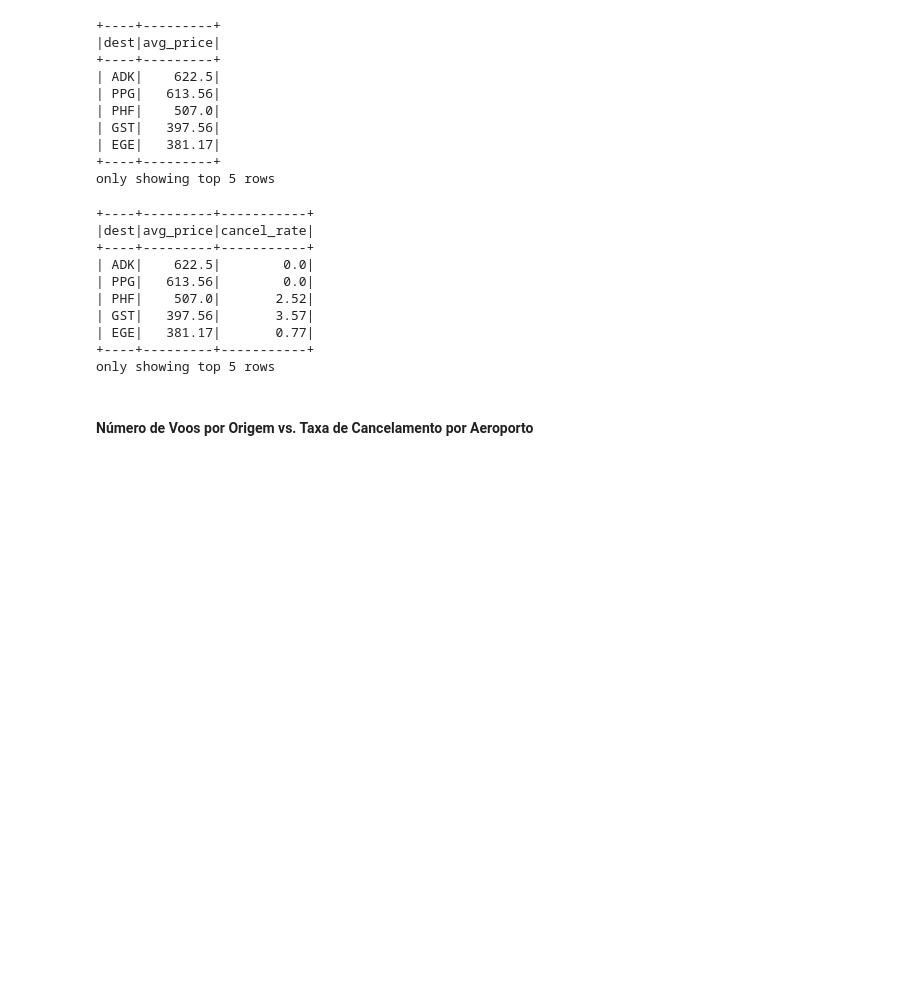
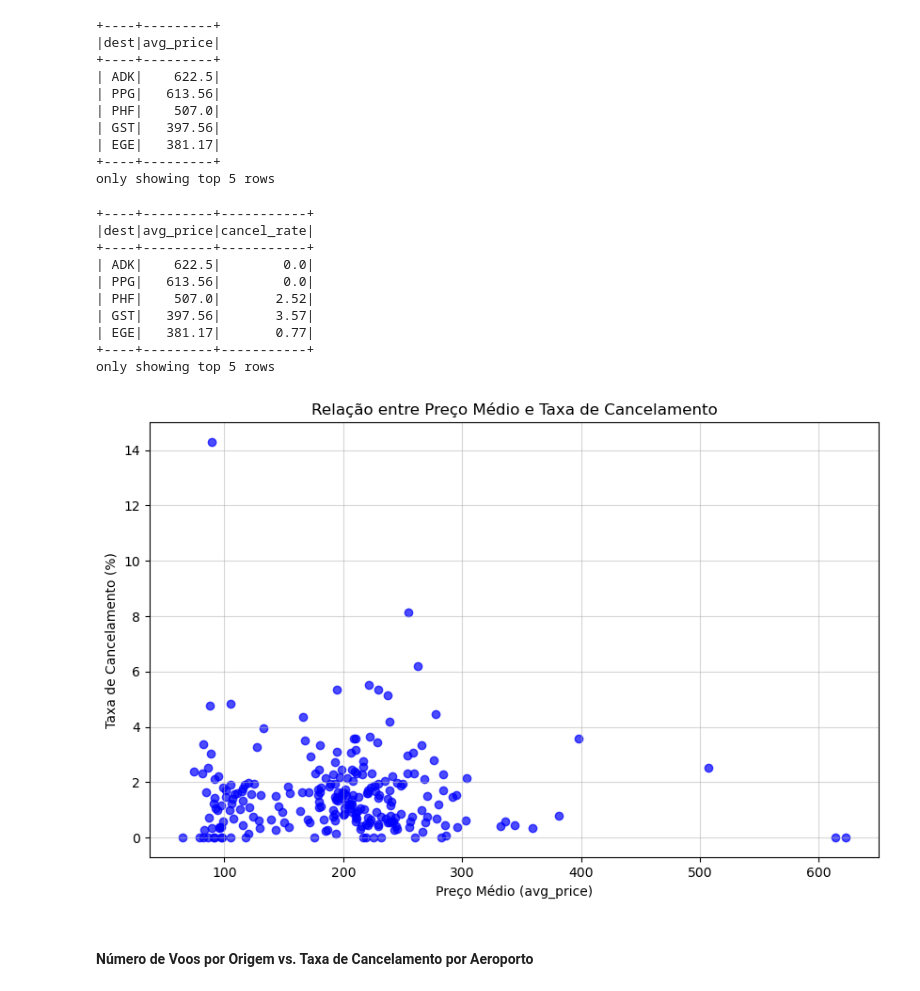
Before and after one commit to vfsas3/Predicting-flight-cancelation-delay-rate-, a Jupyter notebook: projeto.ipynb, the cells around one changed output. Drawn from its saved outputs; the diff is of its cells as text; code cells hidden in the pictures; blank space fills up the shorter version.

```diff
--- a/projeto.ipynb
+++ b/projeto.ipynb
@@ -318,6 +318,16 @@ df_comb.show(5)
 | EGE|   381.17|       0.77|
 +----+---------+-----------+
 only showing top 5 rows
+# %%
+plt.figure(figsize=(10, 6))
+plt.scatter(df_comb_pd["avg_price"], df_comb_pd["cancel_rate"], color="blue", alpha=0.7)
+plt.title("Relação entre Preço Médio e Taxa de Cancelamento")
+plt.xlabel("Preço Médio (avg_price)")
+plt.ylabel("Taxa de Cancelamento (%)")
+plt.grid(alpha=0.5)
+plt.show()
+# %% [output]
+[figure, added]
 # %% [markdown]
 #### Número de Voos por Origem vs. Taxa de Cancelamento por Aeroporto
 # %%
```
Also changed, not shown: parts of 5 cells of this notebook, 1 other file.
